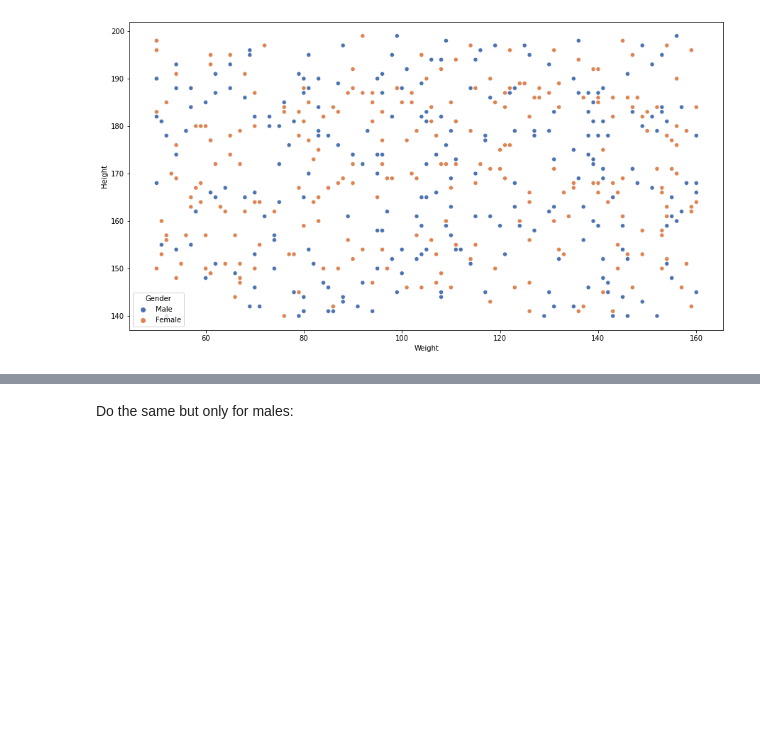
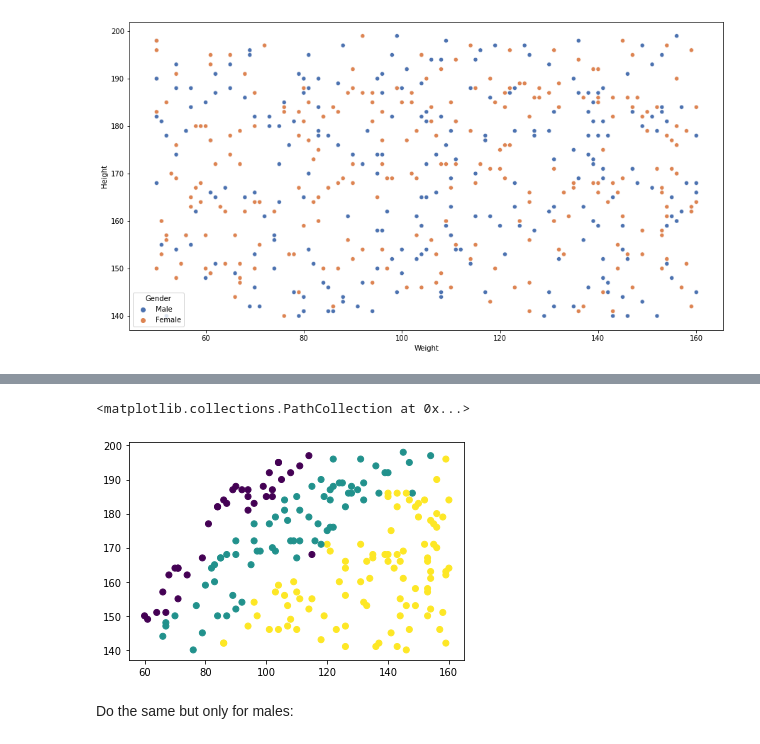
Before and after one commit to Abubakr1710/Friday_challenge_18.02, a Jupyter notebook: Friday Week 1 Math Challenge .ipynb, the cells around one changed output, grey strips where cells are left out. Cells and saved outputs as stored; diff of their text form; code cells hidden in the pictures; blank space fills up the shorter version.

```diff
--- a/Friday Week 1 Math Challenge .ipynb
+++ b/Friday Week 1 Math Challenge .ipynb
@@ -93,0 +90,4 @@ plt.show()
+# %%
+df_female = df[df.Gender == "Female"]
+df_female_overweighted = df_female[df.Index >=3]
+df_female_overweighted
@@ -94,2 +108,7 @@ plt.show()
+# %%
+plt.scatter(df_female_overweighted['Weight'],df_female_overweighted['Height'],c=df_female_overweighted.Index)
+# %% [output]
+<matplotlib.collections.PathCollection at 0x...>
+[figure, added]
 # %% [markdown]
 Do the same but only for males:
```
Also changed, not shown: parts of 7 cells of this notebook.
